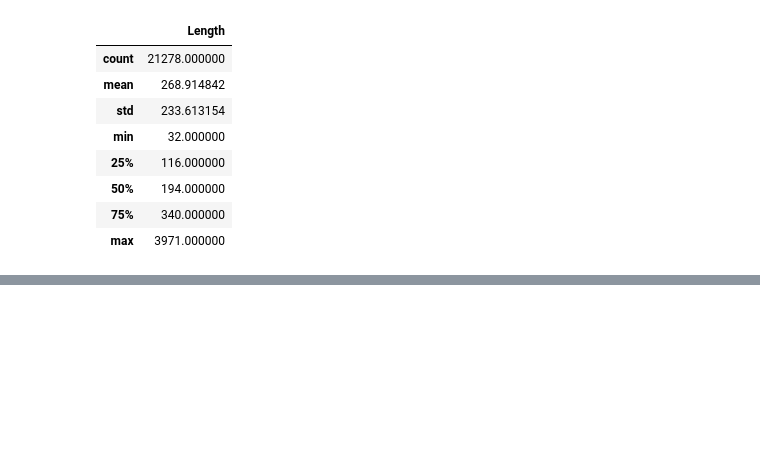
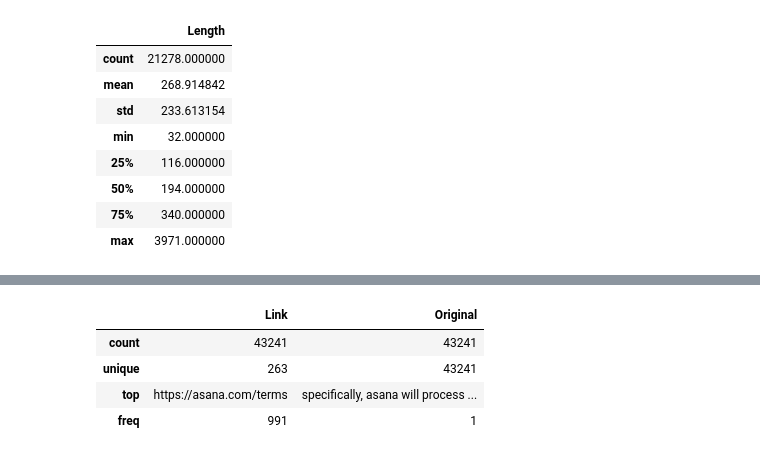
Before and after one commit to JLGGG/ToS-crawler, a Jupyter notebook: clear_sentence.ipynb, the cells around one changed output, grey strips where cells are left out. Cells and saved outputs as stored; diff of their text form; code cells hidden in the pictures; blank space fills up the shorter version.

```diff
--- a/clear_sentence.ipynb
+++ b/clear_sentence.ipynb
@@ -134,3 +172,11 @@ df_sorted_result
+# %%
+df_sorted_result.describe(include=object)
+# %% [output]
+|  | Link | Original |
+| count | 43241 | 43241 |
+| unique | 263 | 43241 |
+| top | https://asana.com/terms | specifically, asana will process ... |
+| freq | 991 | 1 |
 # %%
 # import seaborn as sns
 # sns.displot(df_sorted_result['Length'], hist=False)
```
Also changed, not shown: parts of 11 cells of this notebook.
